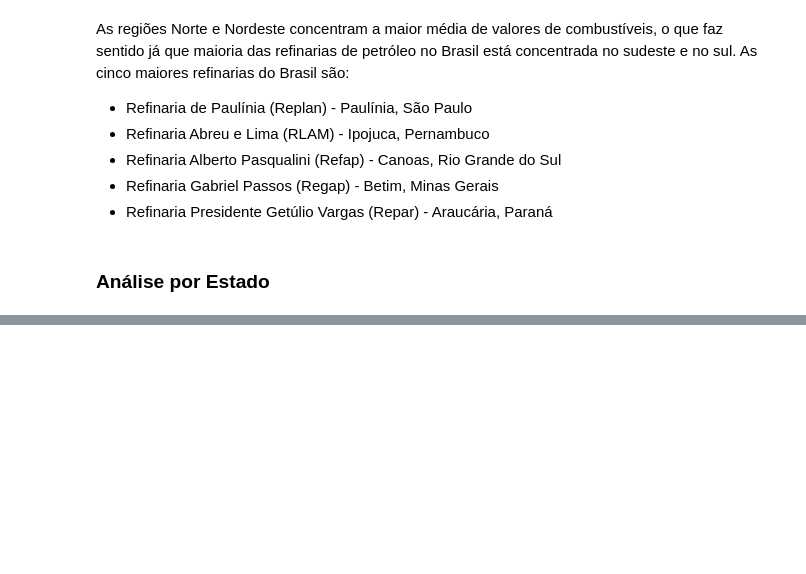
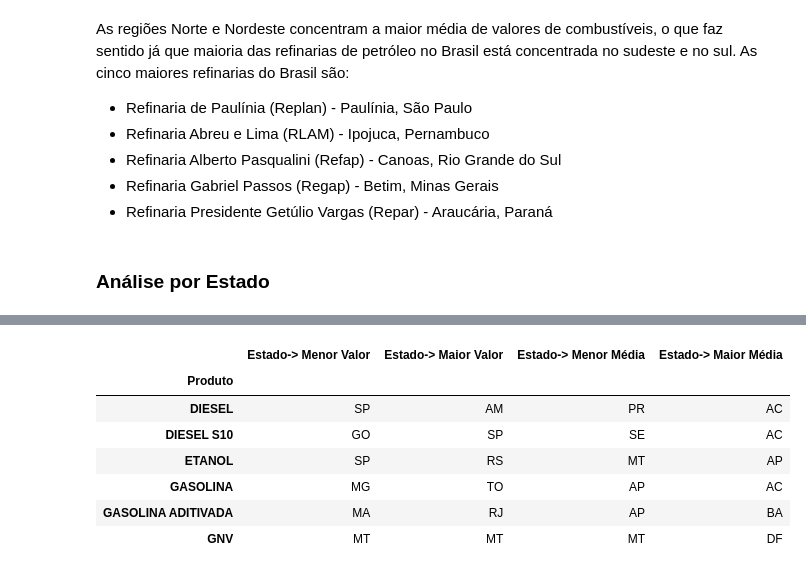
Before and after one commit to anazanetti/Analise_exploratoria, a Jupyter notebook: analise grafica combustiveis.ipynb, the cells around one changed output, grey strips where cells are left out. Saved outputs shown, nothing was run; the diff lists cells and outputs as text; code cells hidden in the pictures; blank space fills up the shorter version.

```diff
--- a/analise grafica combustiveis.ipynb
+++ b/analise grafica combustiveis.ipynb
@@ -576,0 +635,32 @@ display(df1_anp)
+# %%
+
+# Encontrar o estado com o menor e maior valor por produto para Mínimo, Máximo e Média
+grouped = df_estados.groupby('Produto').agg({
+    'Mínimo': ['idxmin', 'idxmax'],
+    'Máximo': ['idxmin', 'idxmax'],
+    'Média': ['idxmin', 'idxmax']
+})
+
+# Função para obter o estado correspondente ao índice
+def get_state(idx):
+    return df_estados.loc[idx, 'Estado']
+
+# Construir o DataFrame de resultados
+result = pd.DataFrame({
+    #'Produto': grouped.index,
+    'Estado-> Menor Valor': grouped[('Mínimo', 'idxmin')].apply(get_state),
+    'Estado-> Maior Valor': grouped[('Máximo', 'idxmax')].apply(get_state),
+    'Estado-> Menor Média': grouped[('Média', 'idxmin')].apply(get_state),
+    'Estado-> Maior Média': grouped[('Média', 'idxmax')].apply(get_state),
+})
+
+display(result)
+# %% [output]
+|  | Estado-> Menor Valor | Estado-> Maior Valor | Estado-> Menor Média | Estado-> Maior Média |
+| Produto |  |  |  |  |
+| DIESEL | SP | AM | PR | AC |
+| DIESEL S10 | GO | SP | SE | AC |
+| ETANOL | SP | RS | MT | AP |
+| GASOLINA | MG | TO | AP | AC |
+| GASOLINA ADITIVADA | MA | RJ | AP | BA |
+| GNV | MT | MT | MT | DF |
```
Also changed, not shown: parts of 7 cells of this notebook.
